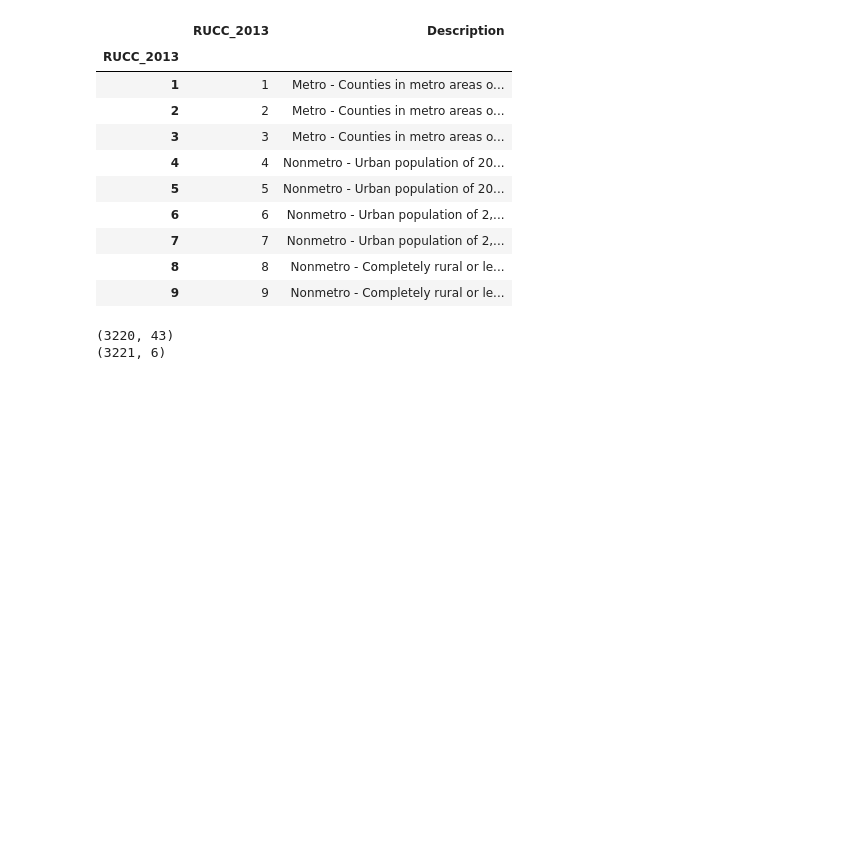
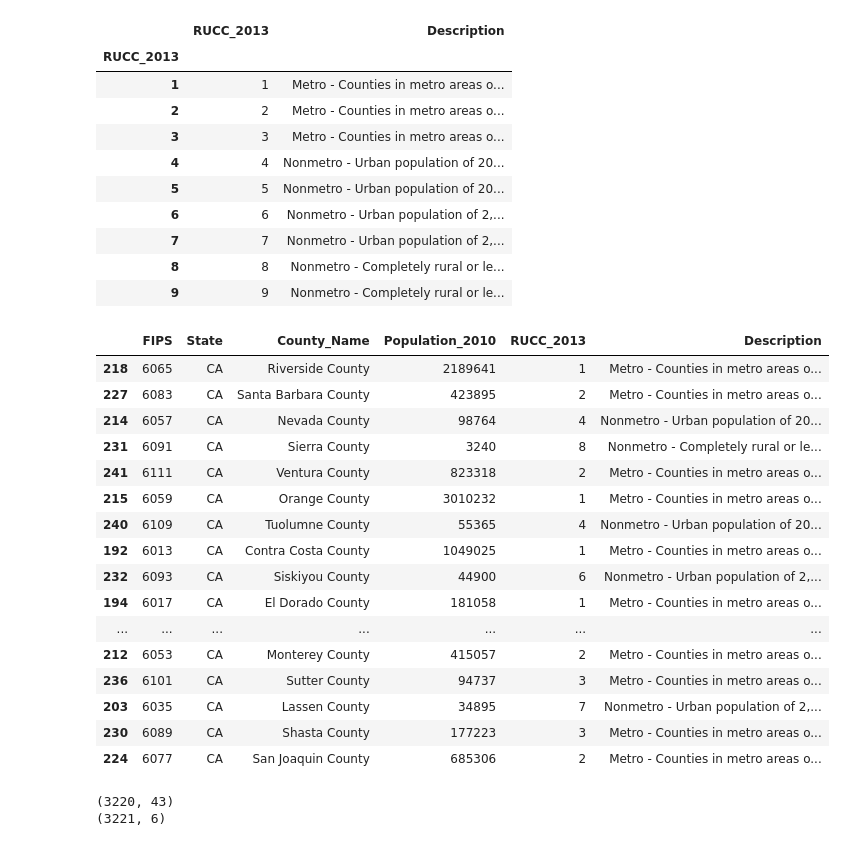
Before and after one commit to vharkar/305-virginia-census-data, a Jupyter notebook: assets/pandas_eda.ipynb, the cells around one changed output. Cells and saved outputs as stored; diff of their text form; code cells hidden in the pictures; blank space fills up the shorter version.

```diff
--- a/assets/pandas_eda.ipynb
+++ b/assets/pandas_eda.ipynb
@@ -66,6 +88,27 @@ usda.groupby('RUCC_2013')[['RUCC_2013','Description',]].max()
 | 7 | 7 | Nonmetro - Urban population of 2,... |
 | 8 | 8 | Nonmetro - Completely rural or le... |
 | 9 | 9 | Nonmetro - Completely rural or le... |
+# %%
+xx=usda.loc[usda['State']=='CA']
+xx.sample(20)
+# %% [output]
+|  | FIPS | State | County_Name | Population_2010 | RUCC_2013 | Description |
+| 218 | 6065 | CA | Riverside County | 2189641 | 1 | Metro - Counties in metro areas o... |
+| 227 | 6083 | CA | Santa Barbara County | 423895 | 2 | Metro - Counties in metro areas o... |
+| 214 | 6057 | CA | Nevada County | 98764 | 4 | Nonmetro - Urban population of 20... |
+| 231 | 6091 | CA | Sierra County | 3240 | 8 | Nonmetro - Completely rural or le... |
+| 241 | 6111 | CA | Ventura County | 823318 | 2 | Metro - Counties in metro areas o... |
+| 215 | 6059 | CA | Orange County | 3010232 | 1 | Metro - Counties in metro areas o... |
+| 240 | 6109 | CA | Tuolumne County | 55365 | 4 | Nonmetro - Urban population of 20... |
+| 192 | 6013 | CA | Contra Costa County | 1049025 | 1 | Metro - Counties in metro areas o... |
+| 232 | 6093 | CA | Siskiyou County | 44900 | 6 | Nonmetro - Urban population of 2,... |
+| 194 | 6017 | CA | El Dorado County | 181058 | 1 | Metro - Counties in metro areas o... |
+| ... | ... | ... | ... | ... | ... | ... |
+| 212 | 6053 | CA | Monterey County | 415057 | 2 | Metro - Counties in metro areas o... |
+| 236 | 6101 | CA | Sutter County | 94737 | 3 | Metro - Counties in metro areas o... |
+| 203 | 6035 | CA | Lassen County | 34895 | 7 | Nonmetro - Urban population of 2,... |
+| 230 | 6089 | CA | Shasta County | 177223 | 3 | Metro - Counties in metro areas o... |
+| 224 | 6077 | CA | San Joaquin County | 685306 | 2 | Metro - Counties in metro areas o... |
 # %%
 usofa=pd.merge(df, usda, left_on='CountyId', right_on='FIPS', how='left')
 print(usofa.shape)
```
Also changed, not shown: parts of 2 cells of this notebook, 1 other file.
